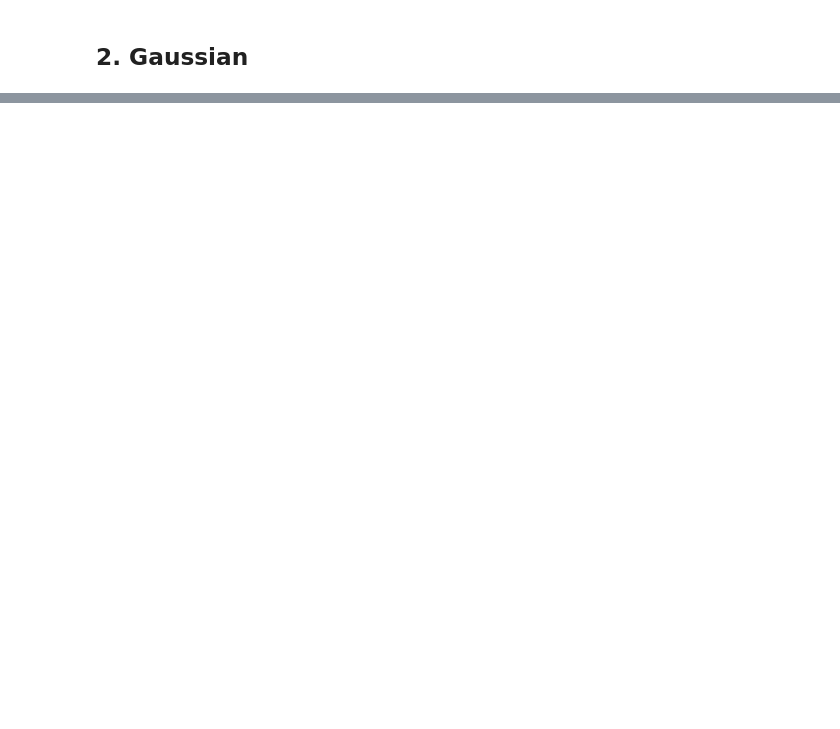
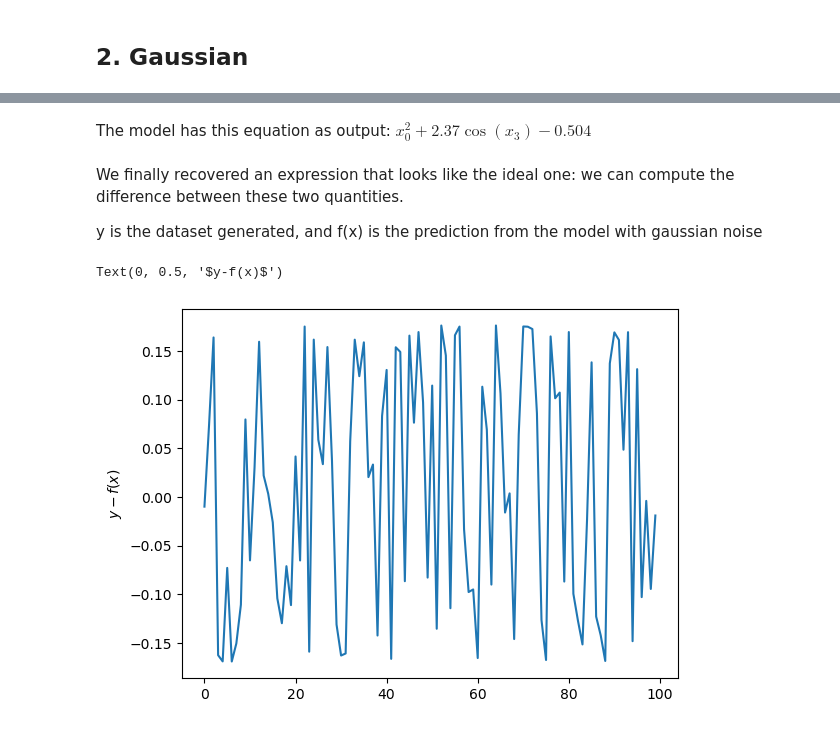
Before and after one commit to farocrown/Simreg, a Jupyter notebook: sr_try1.ipynb, the cells around one changed output, grey strips where cells are left out. Cells and saved outputs as stored; diff of their text form; code cells hidden in the pictures; blank space fills up the shorter version.

```diff
--- a/sr_try1.ipynb
+++ b/sr_try1.ipynb
@@ -389,0 +494,2 @@ plt.show()
+# %%
+model.fit(X,n)
@@ -389,0 +524,2 @@ plt.show()
+# %%
+model.fit(X,u)
@@ -389,0 +558,6 @@ plt.show()
+# %%
+X = 5 * np.random.randn(1000, 5)
+a = 2 #weight for noise
+y = 2.5382 * np.cos(X[:,3]) + X[:,0] ** 2 - 0.5
+n = y + a*np.random.randn(1000)
+model.fit(X,n)
@@ -389,0 +610,6 @@ plt.show()
+# %%
+X = 5 * np.random.randn(100, 5)
+a = 0.5 #weight for noise
+y = 2.5382 * np.cos(X[:,3]) + X[:,0] ** 2 - 0.5
+n = y + a*np.random.randn(100)
+model.fit(X,n)
@@ -389,0 +635,14 @@ plt.show()
+# %%
+md(f"The model has this equation as output: ${model.latex()}$")
+# %% [output]
+The model has this equation as output: $x_{0}^{2} + 2.37 \cos{\left(x_{3} \right)} - 0.504$
+# %% [markdown]
+We finally recovered an expression that looks like the ideal one: we can compute the difference between these two quantities.
+
+y is the dataset generated, and f(x) is the prediction from the model with gaussian noise
+# %%
+plt.plot(y-model.predict(X))
+plt.ylabel(r'$y-f(x)$')
+# %% [output]
+Text(0, 0.5, '$y-f(x)$')
+[figure, added]
```
Also changed, not shown: parts of 49 cells of this notebook.
